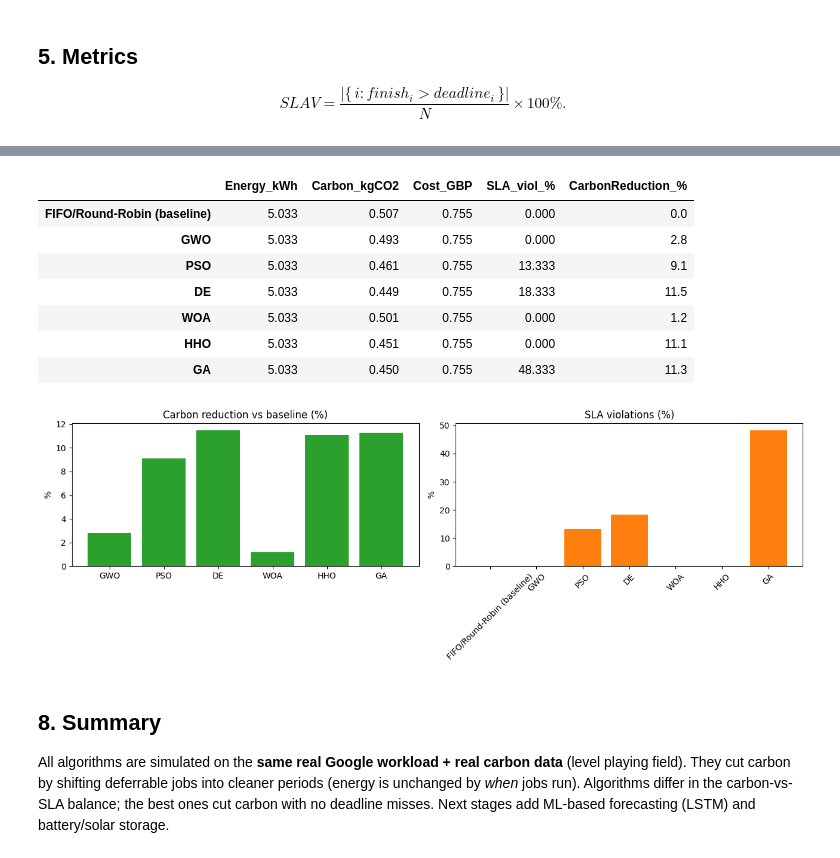
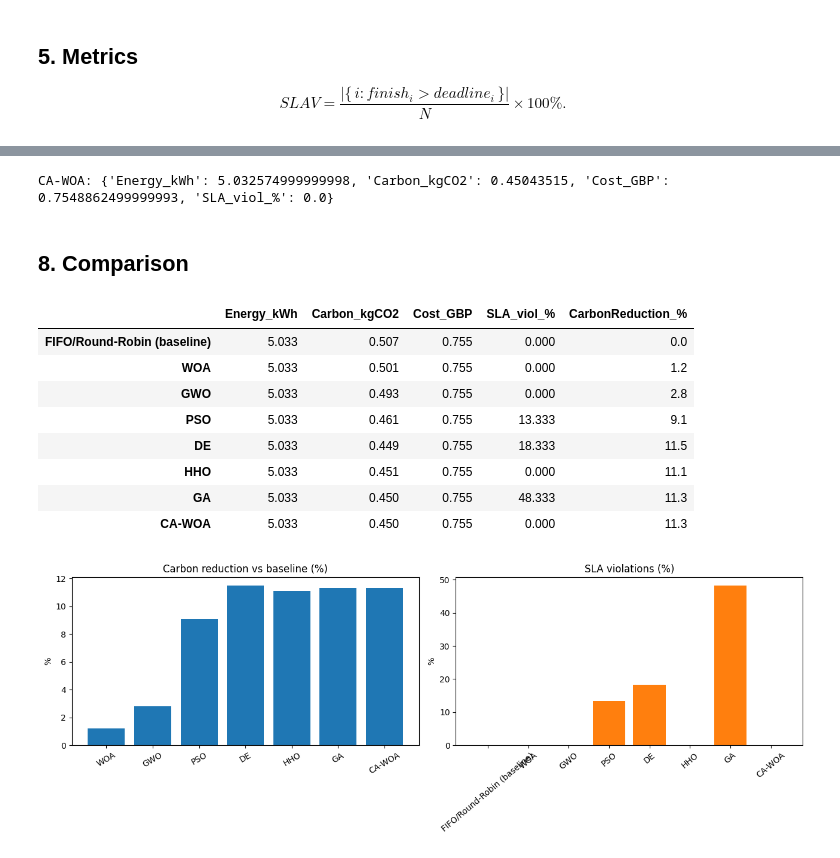
Before and after one commit to Navaneetha13/carbon-aware-scheduler, a Jupyter notebook: notebooks/carbon_aware_scheduling_COLAB.ipynb, the cells around one changed output, grey strips where cells are left out. Drawn from its saved outputs; the diff is of its cells as text; code cells hidden in the pictures.

```diff
--- a/notebooks/carbon_aware_scheduling_COLAB.ipynb
+++ b/notebooks/carbon_aware_scheduling_COLAB.ipynb
@@ -138,28 +136,54 @@ simulated GA
+# %%
+def greedy_carbon_x():
+    """Each job -> its lowest-carbon deadline-feasible slot, encoded to [0,1]."""
+    x = np.zeros(N)
+    for i, t in enumerate(tasks):
+        room = max(0, min(MAX_DEFER, H - t["dur"] - t["earliest"]))
+        if room == 0: continue
+        hi = max(0, min(room, t["deadline"] - t["dur"] - t["earliest"]))   # keep SLA
+        best_o, best_c = 0, float("inf")
+        for o in range(0, hi + 1):
+            c = sum(CI[k] for k in range(t["earliest"]+o, t["earliest"]+o+t["dur"]) if k < H)
+            if c < best_c: best_c, best_o = c, o
+        x[i] = best_o / room
+    return np.clip(x, 0.0, 1.0)
+
+def carbon_aware_seeds(pop_size):
+    g = greedy_carbon_x(); seeds = [g.copy()]
+    for _ in range(pop_size // 3):
+        seeds.append(np.clip(g + rng.normal(0, 0.10, N), 0.0, 1.0))   # perturbed greedy (diversity)
+    while len(seeds) < pop_size:
+        seeds.append(rng.uniform(0.0, 1.0, N))                        # random (exploration)
+    return np.array(seeds[:pop_size])
+
+results["CA-WOA"] = run(WOA.OriginalWOA(epoch=150, pop_size=50), starting=carbon_aware_seeds(50))
+print("CA-WOA:", results["CA-WOA"])
+# %% [output]
+CA-WOA: {'Energy_kWh': 5.032574999999998, 'Carbon_kgCO2': 0.45043515, 'Cost_GBP': 0.7548862499999993, 'SLA_viol_%': 0.0}
+# %% [markdown]
+## 8. Comparison
 # %%
-df = pd.DataFrame(results).T.round(3)
-df["CarbonReduction_%"] = ((base["Carbon_kgCO2"] - df["Carbon_kgCO2"]) / base["Carbon_kgCO2"] * 100).round(1)
-df.loc["FIFO/Round-Robin (baseline)", "CarbonReduction_%"] = 0.0
-df
+dfres = pd.DataFrame(results).T.round(3)
+dfres["CarbonReduction_%"] = ((base["Carbon_kgCO2"] - dfres["Carbon_kgCO2"]) / base["Carbon_kgCO2"] * 100).round(1)
+dfres.loc["FIFO/Round-Robin (baseline)", "CarbonReduction_%"] = 0.0
+dfres
 # %% [output]
 |  | Energy_kWh | Carbon_kgCO2 | Cost_GBP | SLA_viol_% | CarbonReduction_% |
 | FIFO/Round-Robin (baseline) | 5.033 | 0.507 | 0.755 | 0.000 | 0.0 |
+| WOA | 5.033 | 0.501 | 0.755 | 0.000 | 1.2 |
 | GWO | 5.033 | 0.493 | 0.755 | 0.000 | 2.8 |
 | PSO | 5.033 | 0.461 | 0.755 | 13.333 | 9.1 |
 | DE | 5.033 | 0.449 | 0.755 | 18.333 | 11.5 |
-| WOA | 5.033 | 0.501 | 0.755 | 0.000 | 1.2 |
 | HHO | 5.033 | 0.451 | 0.755 | 0.000 | 11.1 |
 | GA | 5.033 | 0.450 | 0.755 | 48.333 | 11.3 |
+| CA-WOA | 5.033 | 0.450 | 0.755 | 0.000 | 11.3 |
 # %%
-algo = df.drop(index="FIFO/Round-Robin (baseline)")
-fig, ax = plt.subplots(1, 2, figsize=(13, 4.5))
-ax[0].bar(algo.index, algo["CarbonReduction_%"], color="tab:green"); ax[0].set(title="Carbon reduction vs baseline (%)", ylabel="%")
-ax[1].bar(df.index, df["SLA_viol_%"], color="tab:orange"); ax[1].set(title="SLA violations (%)", ylabel="%")
-ax[1].tick_params(axis="x", rotation=45); plt.tight_layout(); plt.show()
+order = [i for i in dfres.index if i != "FIFO/Round-Robin (baseline)"]
+fig, ax = plt.subplots(1, 2, figsize=(13, 4.8))
+ax[0].bar(order, dfres.loc[order, "CarbonReduction_%"], color="tab:blue")
+ax[0].set(title="Carbon reduction vs baseline (%)", ylabel="%"); ax[0].tick_params(axis="x", rotation=30)
+ax[1].bar(dfres.index, dfres["SLA_viol_%"], color="tab:orange")
+ax[1].set(title="SLA violations (%)", ylabel="%"); ax[1].tick_params(axis="x", rotation=40)
+plt.tight_layout(); plt.show()
 # %% [output]
-[figure, old version]
+[figure, new version]
-# %% [markdown]
-## 8. Summary
-All algorithms are simulated on the **same real Google workload + real carbon data** (level playing
-field). They cut carbon by shifting deferrable jobs into cleaner periods (energy is unchanged by
-*when* jobs run). Algorithms differ in the carbon-vs-SLA balance; the best ones cut carbon with no
-deadline misses. Next stages add ML-based forecasting (LSTM) and battery/solar storage.
```
Also changed, not shown: parts of 11 cells of this notebook, 9 other files.
